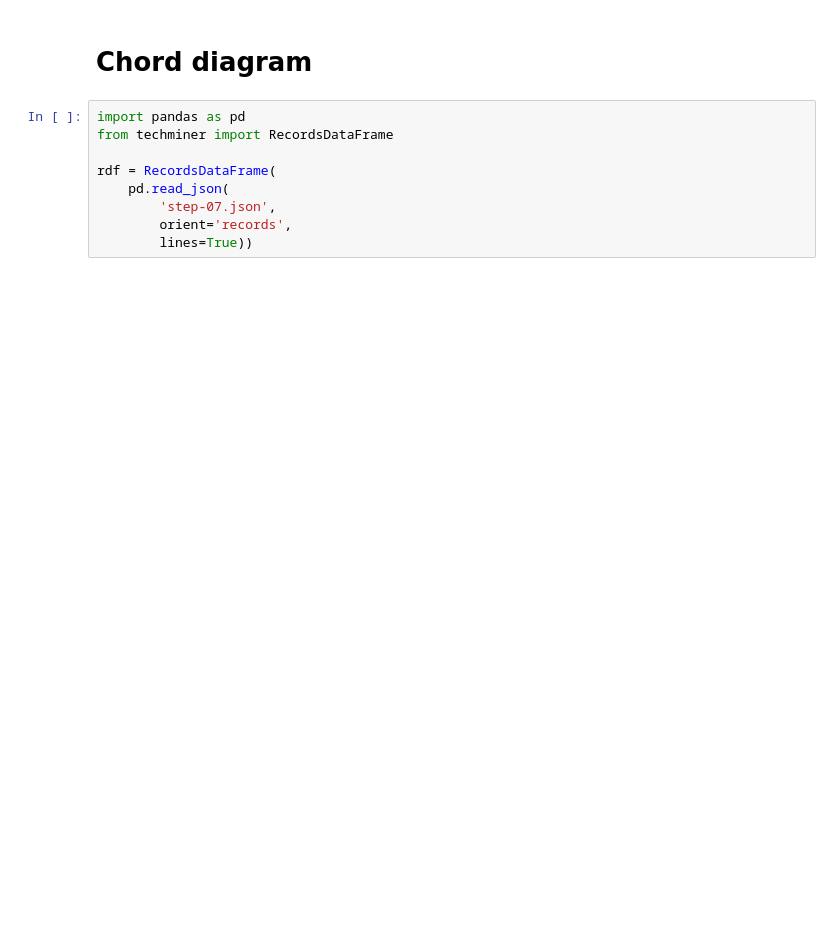
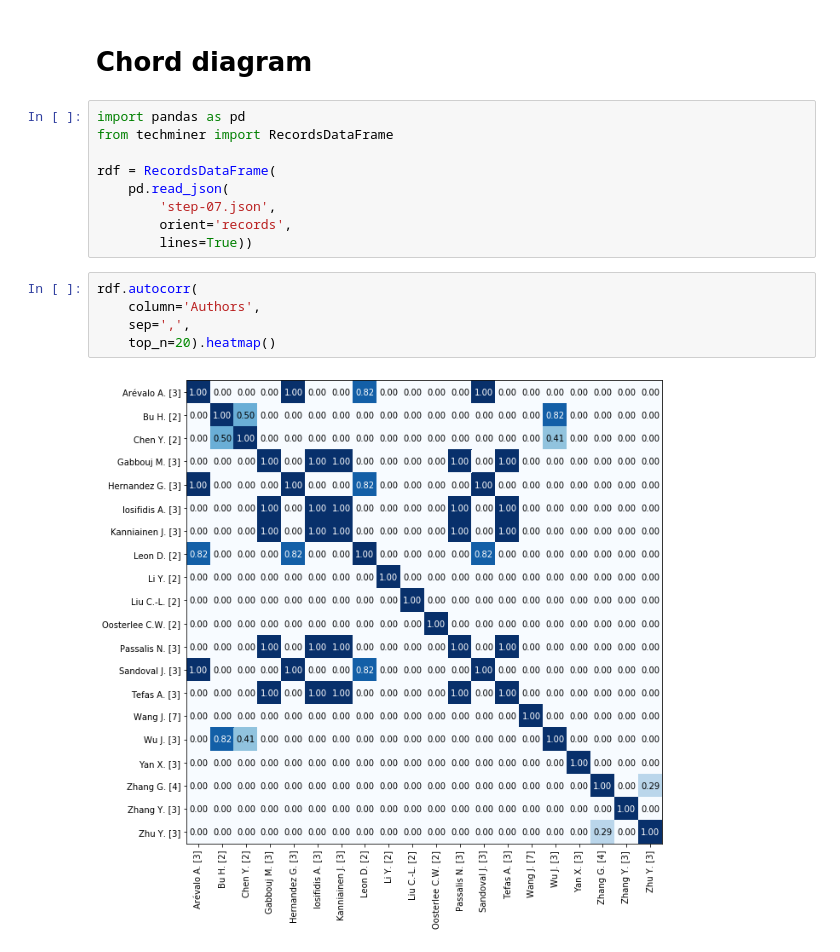
Before and after one commit to jdvelasq/techminer-old-deprecated, a Jupyter notebook: guide/tutorial/23-chord-diagram.ipynb, the cells around one changed output. Saved outputs shown, nothing was run; the diff lists cells and outputs as text; blank space fills up the shorter version.

```diff
--- a/guide/tutorial/23-chord-diagram.ipynb
+++ b/guide/tutorial/23-chord-diagram.ipynb
@@ -9,6 +9,13 @@ rdf = RecordsDataFrame(
         'step-07.json',
         orient='records',
         lines=True))
+# %%
+rdf.autocorr(
+    column='Authors',
+    sep=',',
+    top_n=20).heatmap()
+# %% [output]
+[figure, added]
 # %%
 rdf.autocorr(
     column='Authors',
```
Also changed, not shown: parts of 2 cells of this notebook, 3 other files.
